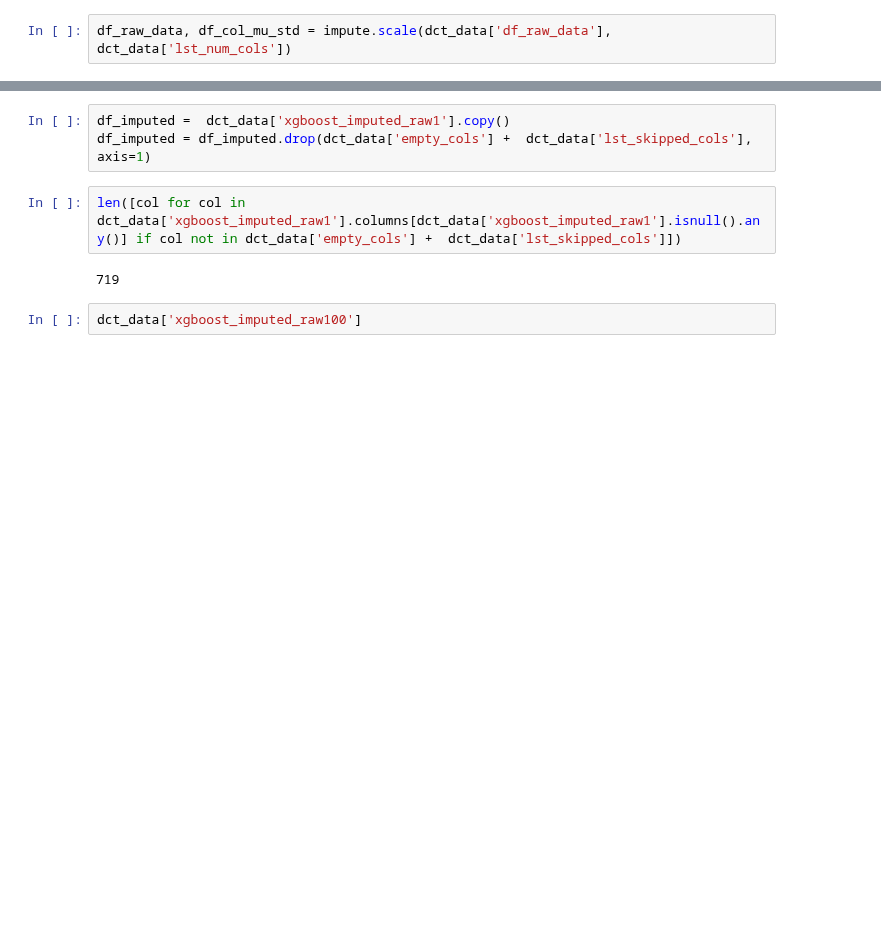
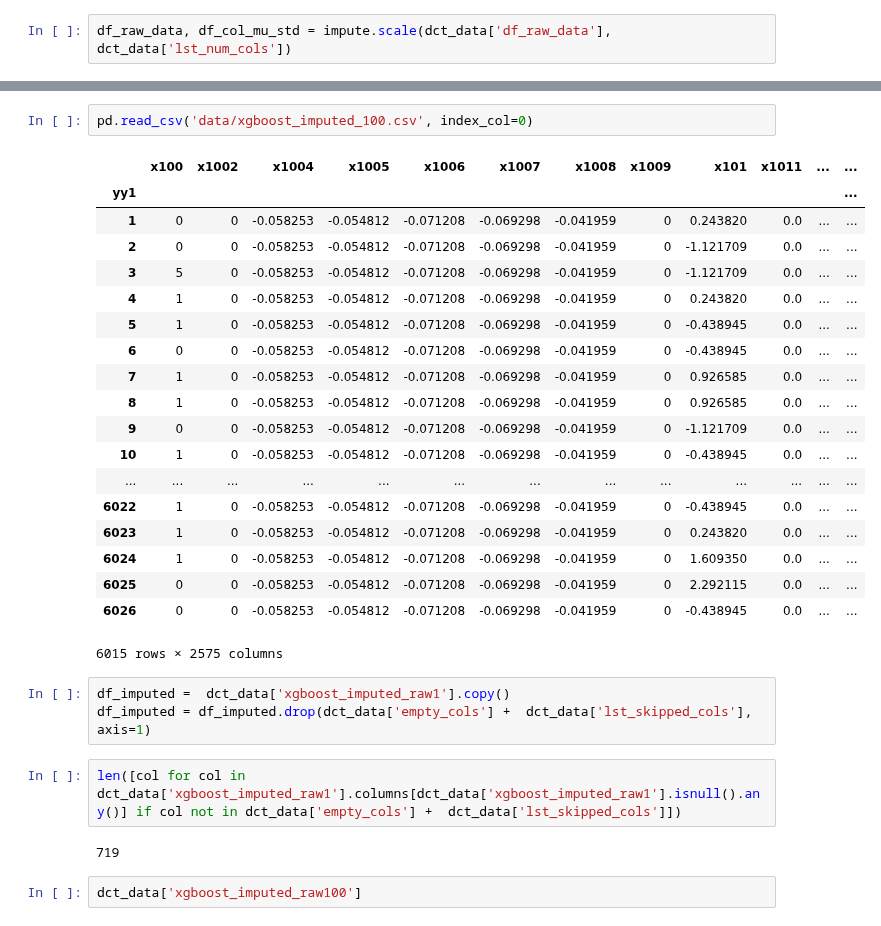
Before and after one commit to TavoloPerUno/scf_impute, a Jupyter notebook: Missing Patterns.ipynb, the cells around one changed output, grey strips where cells are left out. Saved outputs shown, nothing was run; the diff lists cells and outputs as text; blank space fills up the shorter version.

```diff
--- a/Missing Patterns.ipynb
+++ b/Missing Patterns.ipynb
@@ -66,3 +125,25 @@ dct_data['xgboost_imputed_raw100']
+# %%
+pd.read_csv('data/xgboost_imputed_100.csv', index_col=0)
+# %% [output]
+|  | x100 | x1002 | x1004 | x1005 | x1006 | x1007 | x1008 | x1009 | x101 | x1011 | ... | ... |
+| yy1 |  |  |  |  |  |  |  |  |  |  |  | ... |
+| 1 | 0 | 0 | -0.058253 | -0.054812 | -0.071208 | -0.069298 | -0.041959 | 0 | 0.243820 | 0.0 | ... | ... |
+| 2 | 0 | 0 | -0.058253 | -0.054812 | -0.071208 | -0.069298 | -0.041959 | 0 | -1.121709 | 0.0 | ... | ... |
+| 3 | 5 | 0 | -0.058253 | -0.054812 | -0.071208 | -0.069298 | -0.041959 | 0 | -1.121709 | 0.0 | ... | ... |
+| 4 | 1 | 0 | -0.058253 | -0.054812 | -0.071208 | -0.069298 | -0.041959 | 0 | 0.243820 | 0.0 | ... | ... |
+| 5 | 1 | 0 | -0.058253 | -0.054812 | -0.071208 | -0.069298 | -0.041959 | 0 | -0.438945 | 0.0 | ... | ... |
+| 6 | 0 | 0 | -0.058253 | -0.054812 | -0.071208 | -0.069298 | -0.041959 | 0 | -0.438945 | 0.0 | ... | ... |
+| 7 | 1 | 0 | -0.058253 | -0.054812 | -0.071208 | -0.069298 | -0.041959 | 0 | 0.926585 | 0.0 | ... | ... |
+| 8 | 1 | 0 | -0.058253 | -0.054812 | -0.071208 | -0.069298 | -0.041959 | 0 | 0.926585 | 0.0 | ... | ... |
+| 9 | 0 | 0 | -0.058253 | -0.054812 | -0.071208 | -0.069298 | -0.041959 | 0 | -1.121709 | 0.0 | ... | ... |
+| 10 | 1 | 0 | -0.058253 | -0.054812 | -0.071208 | -0.069298 | -0.041959 | 0 | -0.438945 | 0.0 | ... | ... |
+| ... | ... | ... | ... | ... | ... | ... | ... | ... | ... | ... | ... | ... |
+| 6022 | 1 | 0 | -0.058253 | -0.054812 | -0.071208 | -0.069298 | -0.041959 | 0 | -0.438945 | 0.0 | ... | ... |
+| 6023 | 1 | 0 | -0.058253 | -0.054812 | -0.071208 | -0.069298 | -0.041959 | 0 | 0.243820 | 0.0 | ... | ... |
+| 6024 | 1 | 0 | -0.058253 | -0.054812 | -0.071208 | -0.069298 | -0.041959 | 0 | 1.609350 | 0.0 | ... | ... |
+| 6025 | 0 | 0 | -0.058253 | -0.054812 | -0.071208 | -0.069298 | -0.041959 | 0 | 2.292115 | 0.0 | ... | ... |
+| 6026 | 0 | 0 | -0.058253 | -0.054812 | -0.071208 | -0.069298 | -0.041959 | 0 | -0.438945 | 0.0 | ... | ... |
+6015 rows × 2575 columns
 # %%
 df_imputed =  dct_data['xgboost_imputed_raw1'].copy()
 df_imputed = df_imputed.drop(dct_data['empty_cols'] +  dct_data['lst_skipped_cols'], axis=1)
```
Also changed, not shown: parts of 6 cells of this notebook, 1 other file.
